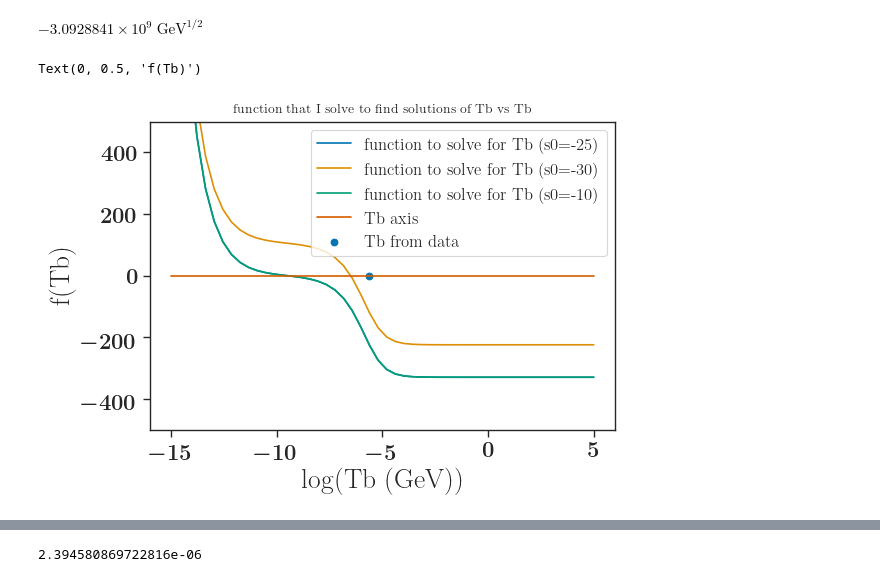
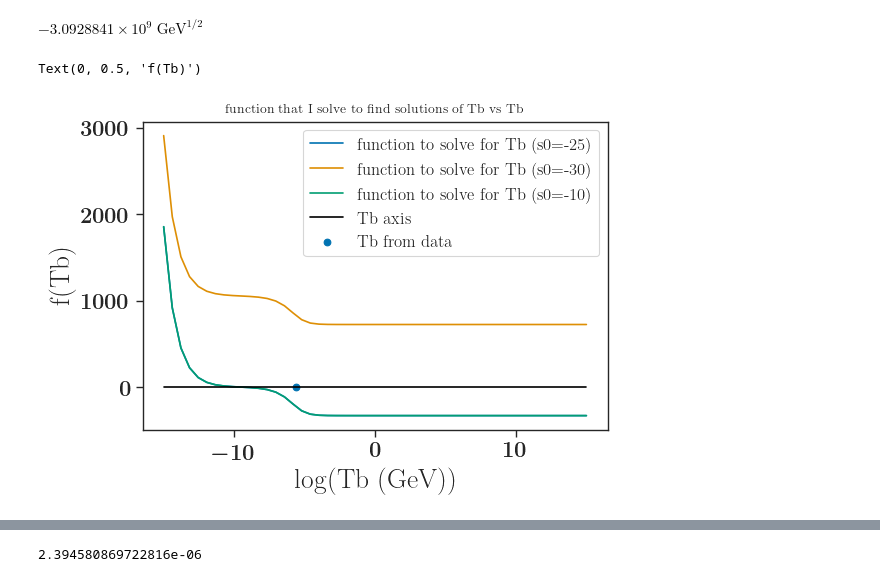
Before and after one commit to eleanorstuart/thermo-idm, a Jupyter notebook: mcmc_from_radiation_bound.ipynb, the cells around one changed output, grey strips where cells are left out. Drawn from its saved outputs; the diff is of its cells as text; code cells hidden in the pictures.

```diff
--- a/mcmc_from_radiation_bound.ipynb
+++ b/mcmc_from_radiation_bound.ipynb
@@ -51,17 +51,17 @@ $-3.0928841 \times 10^{9} \; \mathrm{GeV^{1/2}}$
 # %%
 Tbs=np.logspace(-20, 5)
 # %%
-Tbs=np.linspace(-15, 5)
+Tbs=np.linspace(-15, 15)
 plt.plot(Tbs, funr_new(Tbs, test_cluster, [-25, -4]), label='function to solve for Tb (s0=-25)')
-plt.plot(Tbs, funr_new(Tbs, test_cluster, [-30, -4]), label='function to solve for Tb (s0=-30)')
+plt.plot(Tbs, funr_new(Tbs, test_cluster, [-31, -4]), label='function to solve for Tb (s0=-30)')
 plt.plot(Tbs, funr_new(Tbs, test_cluster, [-10, -4]), label='function to solve for Tb (s0=-10)')
-plt.plot(Tbs, Tbs*0, label=("Tb axis"))
+plt.plot(Tbs, Tbs*0, label=("Tb axis"), c='k')
 plt.scatter(np.log10(test_cluster.baryon_temp.value), 0, label='Tb from data')
-plt.ylim(-500, 500)
+#plt.ylim(-500, 500)
 plt.title('function that I solve to find solutions of Tb vs Tb')
 plt.legend()
 plt.xlabel("log(Tb (GeV))")
 plt.ylabel("f(Tb)")
 # %% [output]
 Text(0, 0.5, 'f(Tb)')
-[figure, old version]
+[figure, new version]
```
Also changed, not shown: parts of 22 cells of this notebook, 12 other files.
